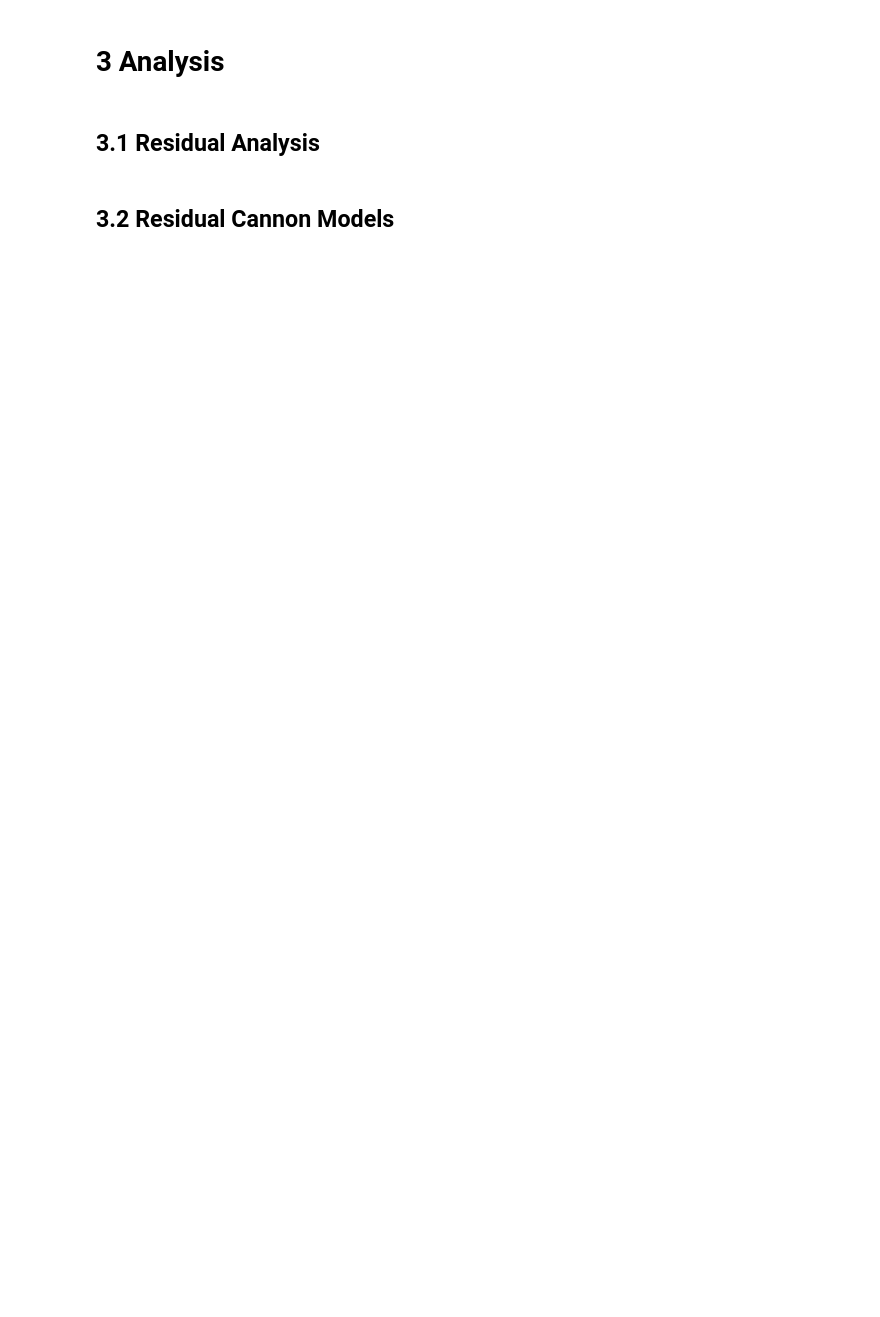
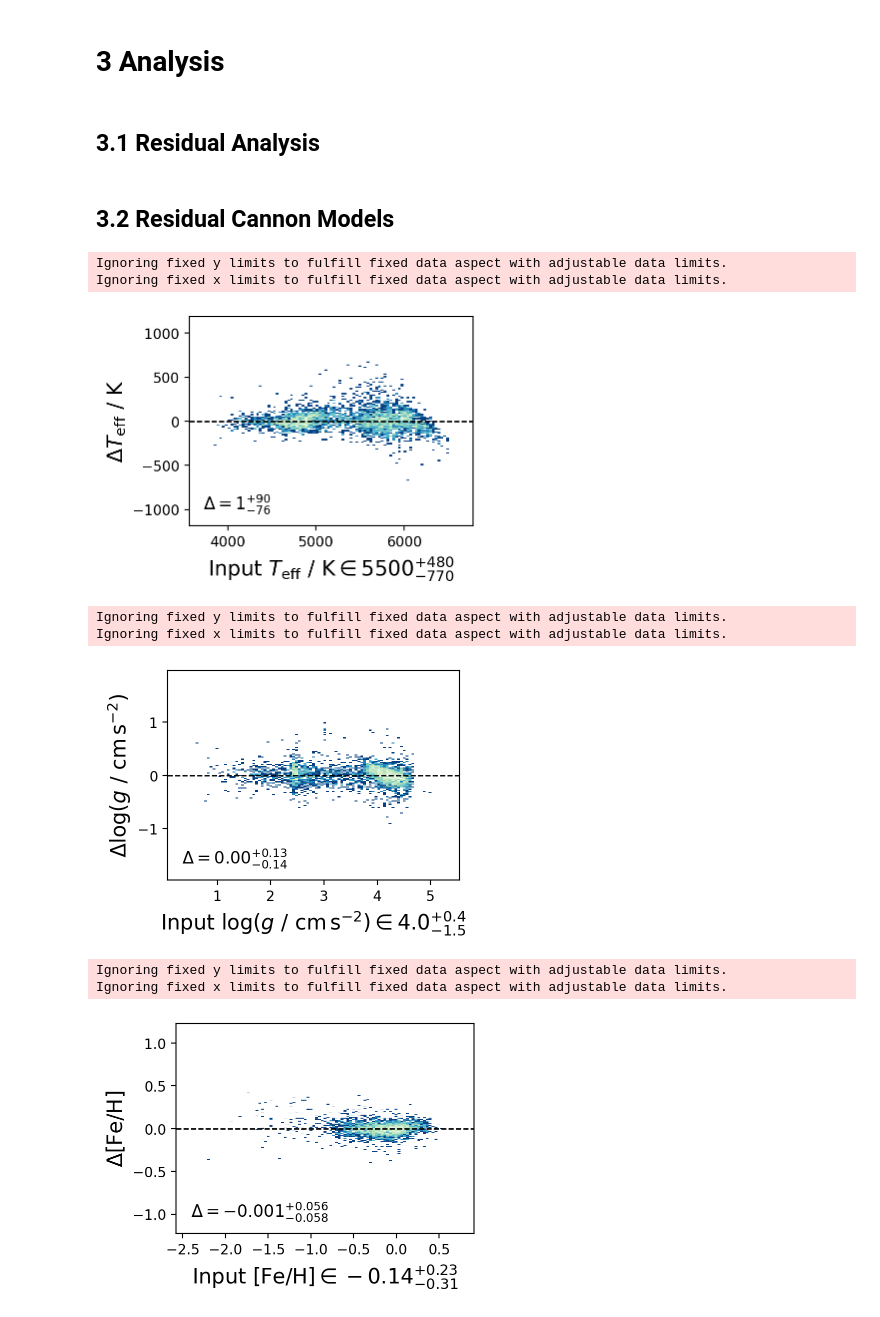
Before and after one commit to svenbuder/residual_cannon, a Jupyter notebook: residual_cannon.ipynb, the cells around one changed output. Cells and saved outputs as stored; diff of their text form; code cells hidden in the pictures; blank space fills up the shorter version.

Commit message:
test model M1 on abundance data: significantly better performance because of neglect of hot stars; comparable to M2 on abundance sample

```diff
--- a/residual_cannon.ipynb
+++ b/residual_cannon.ipynb
@@ -643,17 +664,21 @@ rerun_everything = False
 # %%
 cannon_models = dict()
 
-tests_run = [1,2,3,4,5,6]
+tests_run = [1,2,3,4,5,6,7]
 
 # Populate the relevant dictionary of input data
 for test in tests_run:
 
     if test in [1,5,6]: data_to_use = model1_data
-    if test == 2: data_to_use = model2_data
+    if test in [2,7]: data_to_use = model2_data
     if test == 3: data_to_use = model3_data
     if test == 4: data_to_use = model4_data
 
     label_names = list(data_to_use['labels'].dtype.names[1:])
+
+    # Test 7: Run 3-label Cannon on abundance sample
+    if test == 7:
+        label_names = ['teff','logg','fe_h']
 
     cannon_models['model_'+str(test)] = dict()
     cannon_models['model_'+str(test)]['label_names'] = label_names
@@ -716,6 +741,7 @@ for test in tests_run:
     if test == 4: cmap = 'Purples_r'
     if test == 5: cmap = 'Reds_r'
     if test == 6: cmap = 'RdPu_r'
+    if test == 7: cmap = 'GnBu_r'; color = 'deepskyblue'
 
     for index, label in enumerate(cannon_models['model_'+str(test)]['label_names']):
 
@@ -791,33 +817,43 @@ for test in tests_run:
 
         # Calculate the percentiles of the residuals with significant decimal places
         percentiles = np.percentile(cannon_models['model_'+str(test)]['out'][:,index] - cannon_models['model_'+str(test)]['labels'][:,index], q = [16,50,84])
         if np.max([[percentiles[1]-percentiles[0]],[percentiles[2]-percentiles[1]]]) > 100:
             fmt = "{:.0f}"
             percentiles = np.array(np.round(percentiles,-1),dtype=int)
         elif np.max([[percentiles[1]-percentiles[0]],[percentiles[2]-percentiles[1]]]) > 10:
             fmt = "{:.0f}"
             percentiles = np.array(np.round(percentiles,0),dtype=int)
         elif np.max([[percentiles[1]-percentiles[0]],[percentiles[2]-percentiles[1]]]) > 1:
             fmt = "{:.1f}"
             percentiles = np.round(percentiles,1)
         elif np.max([[percentiles[1]-percentiles[0]],[percentiles[2]-percentiles[1]]]) > 0.1:
             fmt = "{:.2f}"
             percentiles = np.round(percentiles,2)
         else:#if np.max([[percentiles[1]-percentiles[0]],[percentiles[2]-percentiles[1]]]) > 0.01:
             fmt = "{:.3f}"
             percentiles = np.round(percentiles,3)
 
         ax.set_ylabel(r'$\Delta$'+fancy_label,fontsize=15)
         ax.text(0.05,0.05,r'$\Delta = '+fmt.format(percentiles[1])+'_{-'+fmt.format(percentiles[1]-percentiles[0])+'}^{+'+fmt.format(percentiles[2]-percentiles[1])+'}$',va='bottom',ha='left',transform=ax.transAxes,fontsize=12)
 
         ax.axhline(0.0,c='k',lw=1,ls='dashed')
 
         ax.set_aspect('equal', adjustable='datalim')
 
         plt.tight_layout()
         plt.savefig('figures/recovery_model'+str(test)+'_'+label+'.png',dpi=200,bbox_inches='tight')
         plt.show()
         plt.close()
+# %% [output]
+Ignoring fixed y limits to fulfill fixed data aspect with adjustable data limits.
+Ignoring fixed x limits to fulfill fixed data aspect with adjustable data limits.
+[figure, added]
+Ignoring fixed y limits to fulfill fixed data aspect with adjustable data limits.
+Ignoring fixed x limits to fulfill fixed data aspect with adjustable data limits.
+[figure, added]
+Ignoring fixed y limits to fulfill fixed data aspect with adjustable data limits.
+Ignoring fixed x limits to fulfill fixed data aspect with adjustable data limits.
+[figure, added]
 # %%
 # Plot linear coefficients for each model in one figure, using different colormaps for the different versions
 for test in tests_run:
```
Also changed, not shown: parts of 7 cells of this notebook, 12 other files.
